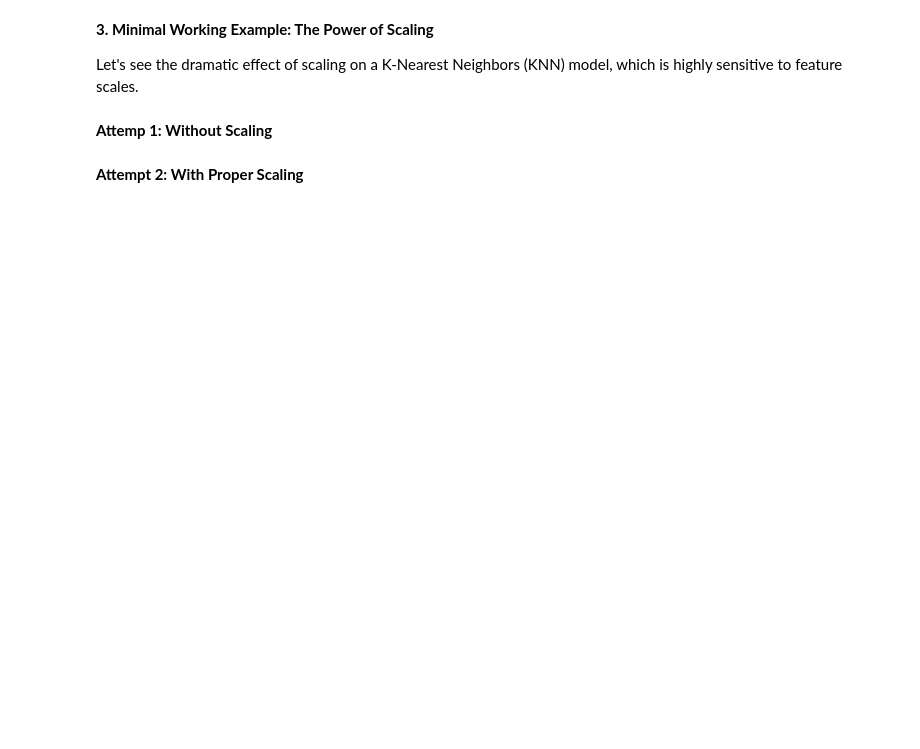
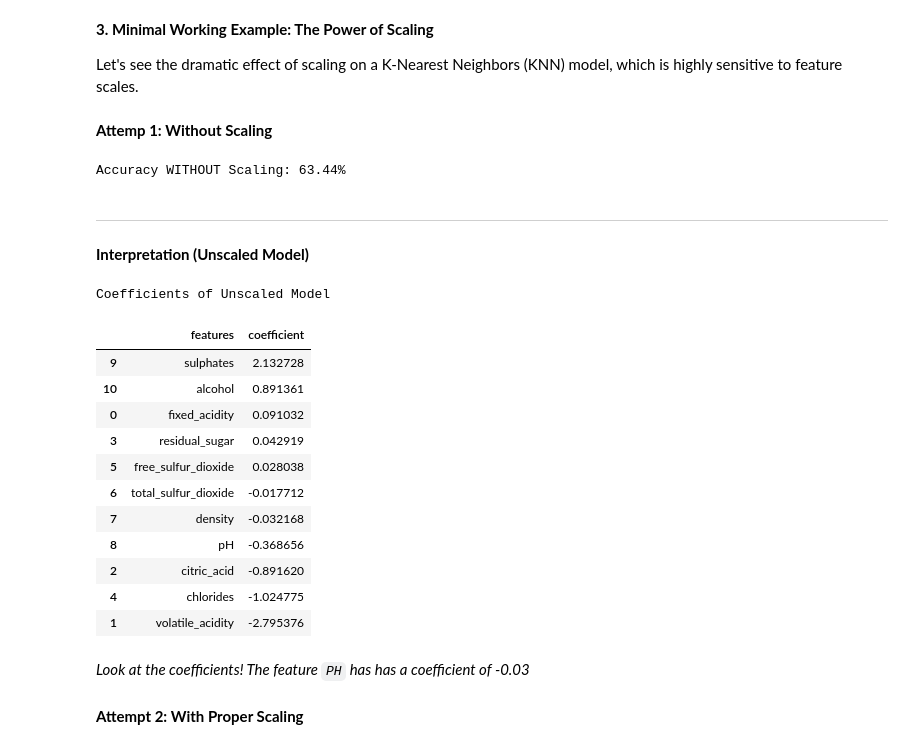
Before and after one commit to Dawood-ML/LEARN-SKLEARN, a Jupyter notebook: Foundational/02_Basic_preprocessing.ipynb, the cells around one changed output. Saved outputs shown, nothing was run; the diff lists cells and outputs as text; code cells hidden in the pictures; blank space fills up the shorter version.

```diff
--- a/Foundational/02_Basic_preprocessing.ipynb
+++ b/Foundational/02_Basic_preprocessing.ipynb
@@ -106,12 +192,41 @@ X_train, X_test, y_train, y_test = train_test_split(X, y, test_size=0.2,
 # %% [markdown]
 **Attemp 1: Without Scaling**
 # %%
-knn_raw = KNeighborsClassifier(n_neighbors=5) # 5 are default. THis was just to show that it exists. like you can change it if you want
+knn_raw = KNeighborsClassifier(n_neighbors=5) # Knn will calcuate distance upto 5 data points
 knn_raw.fit(X_train, y_train)
 y_pred_raw = knn_raw.predict(X_test)
 accuracy_raw = accuracy_score(y_pred=y_pred_raw, y_true=y_test)
 
-print(f"KNN Accuracy WITHOUT Scaling: {accuracy_raw * 100:.2f}%")
+print(f"Accuracy WITHOUT Scaling: {accuracy_raw * 100:.2f}%")
+# %% [output]
+Accuracy WITHOUT Scaling: 63.44%
+# %% [markdown]
+___
+**Interpretation (Unscaled Model)**
+# %%
+coef_raw = pd.DataFrame({
+    'features': X.columns,
+    'coefficient': log_reg_raw.coef_[0]
+}).sort_values('coefficient', ascending=False)
+
+print("Coefficients of Unscaled Model")
+coef_raw
+# %% [output]
+Coefficients of Unscaled Model
+|  | features | coefficient |
+| 9 | sulphates | 2.132728 |
+| 10 | alcohol | 0.891361 |
+| 0 | fixed_acidity | 0.091032 |
+| 3 | residual_sugar | 0.042919 |
+| 5 | free_sulfur_dioxide | 0.028038 |
+| 6 | total_sulfur_dioxide | -0.017712 |
+| 7 | density | -0.032168 |
+| 8 | pH | -0.368656 |
+| 2 | citric_acid | -0.891620 |
+| 4 | chlorides | -1.024775 |
+| 1 | volatile_acidity | -2.795376 |
+# %% [markdown]
+*Look at the coefficients! The feature `PH` has has a coefficient of -0.03*
 # %% [markdown]
 **Attempt 2: With Proper Scaling**
 # %%
```
Also changed, not shown: parts of 13 cells of this notebook, 17 other files.
